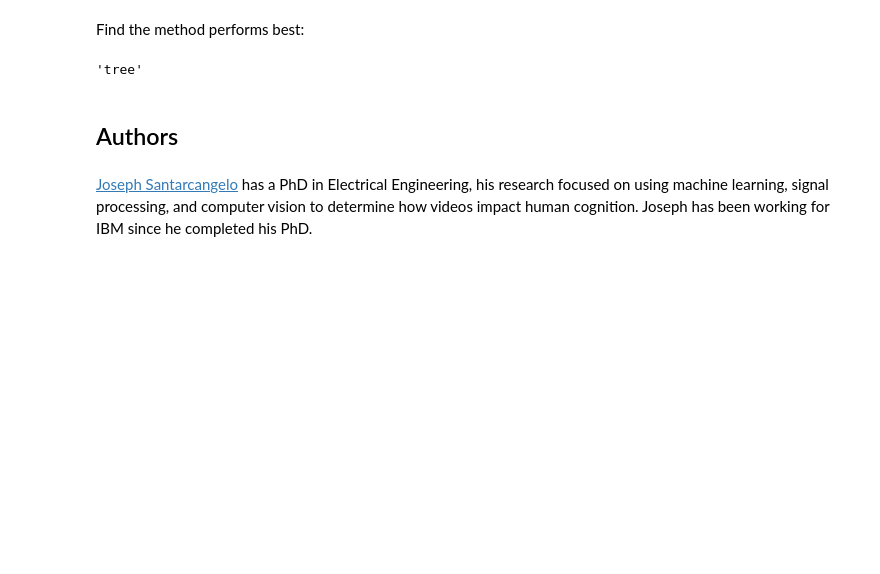
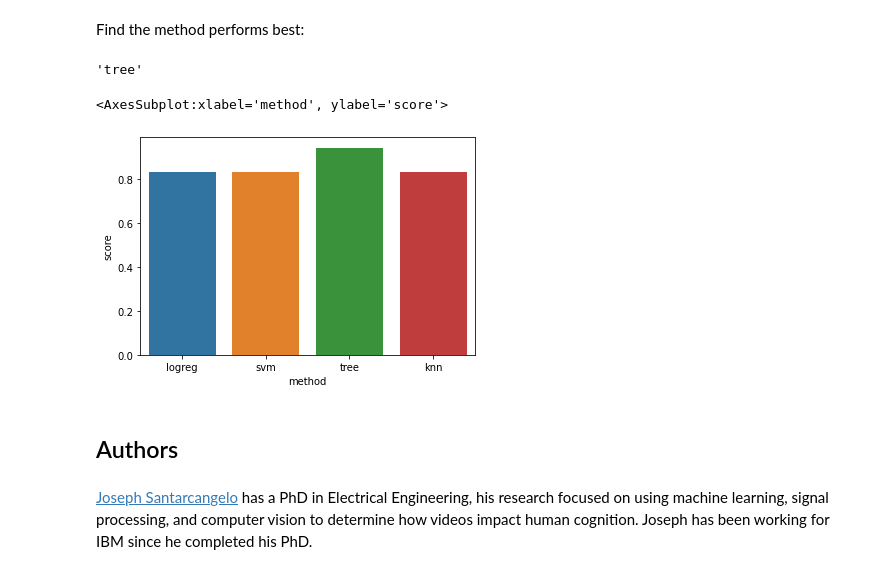
Before and after one commit to CGReetz/coursera-ibm-applied-data-science, a Jupyter notebook: Machine Learning Prediction.ipynb, the cells around one changed output. Drawn from its saved outputs; the diff is of its cells as text; code cells hidden in the pictures; blank space fills up the shorter version.

```diff
--- a/Machine Learning Prediction.ipynb
+++ b/Machine Learning Prediction.ipynb
@@ -360,6 +360,14 @@ best_method = max(dict_scores)
 best_method
 # %% [output]
 'tree'
+# %%
+df_scores = pd.DataFrame.from_dict(dict_scores.items())
+df_scores.rename({0:'method',1:'score'},axis=1,inplace=True)
+#df_scores
+sns.barplot(x='method',y='score',data=df_scores)
+# %% [output]
+<AxesSubplot:xlabel='method', ylabel='score'>
+[figure, added]
 # %% [markdown]
 ## Authors
 # %% [markdown]
```
Also changed, not shown: parts of 2 cells of this notebook.
